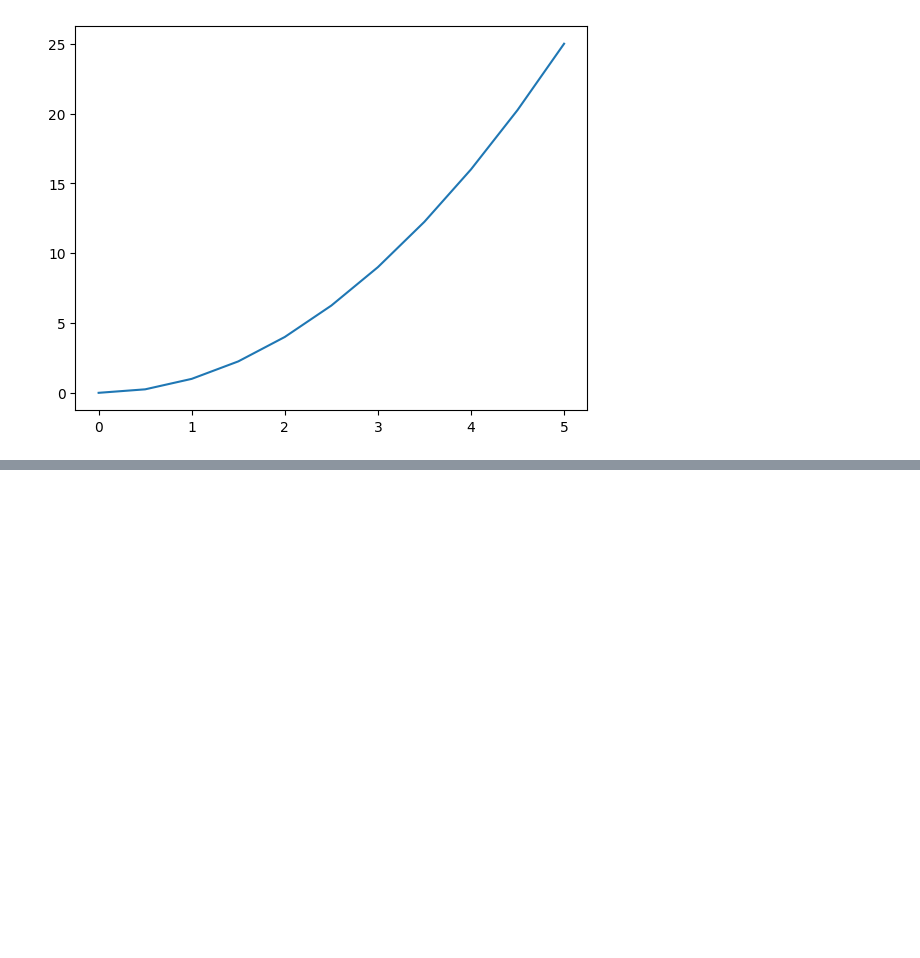
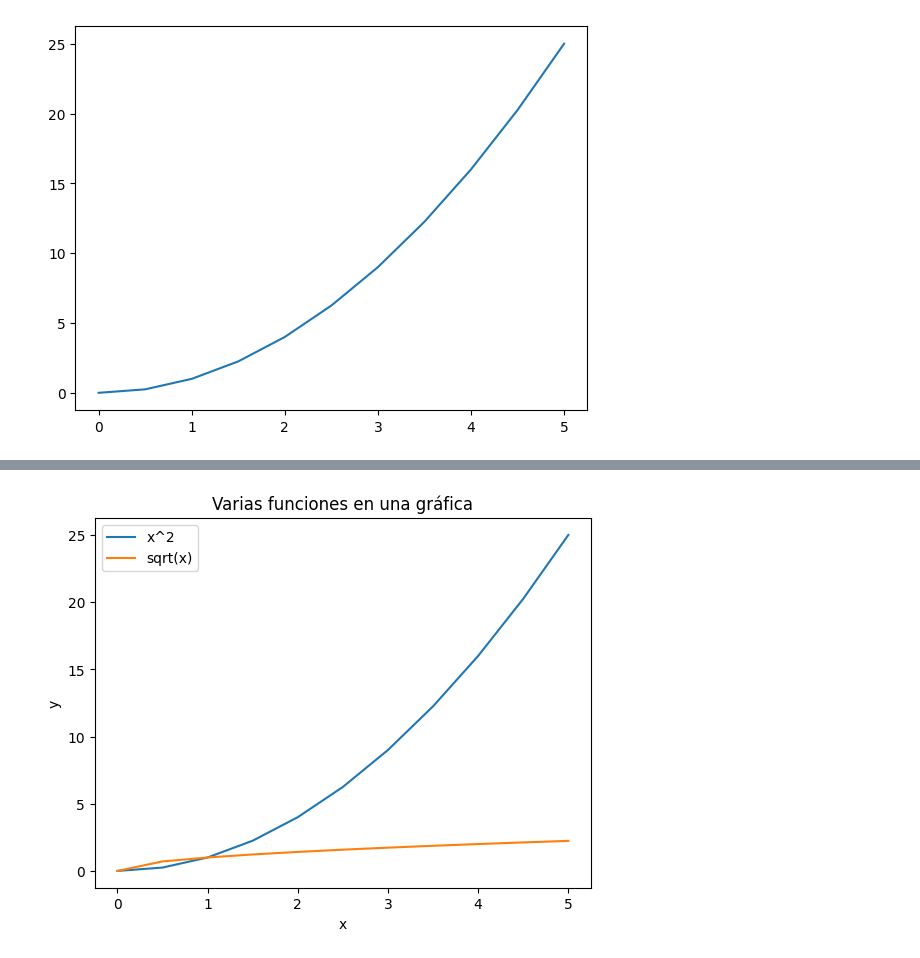
Before and after one commit to Divione-AAA/Ciencia-de-datos, a Jupyter notebook: matplotlib.ipynb, the cells around one changed output, grey strips where cells are left out. Drawn from its saved outputs; the diff is of its cells as text; code cells hidden in the pictures; blank space fills up the shorter version.

```diff
--- a/matplotlib.ipynb
+++ b/matplotlib.ipynb
@@ -36,0 +58,11 @@ axes.plot(x,y)
+# %%
+# Múltiples líneas
+plt.plot(x, y, label='x^2')
+plt.plot(x, np.sqrt(x), label='sqrt(x)')
+plt.xlabel("x")
+plt.ylabel("y")
+plt.title("Varias funciones en una gráfica")
+plt.legend()
+plt.show()
+# %% [output]
+[figure, added]
```
Also changed, not shown: parts of 4 cells of this notebook.
